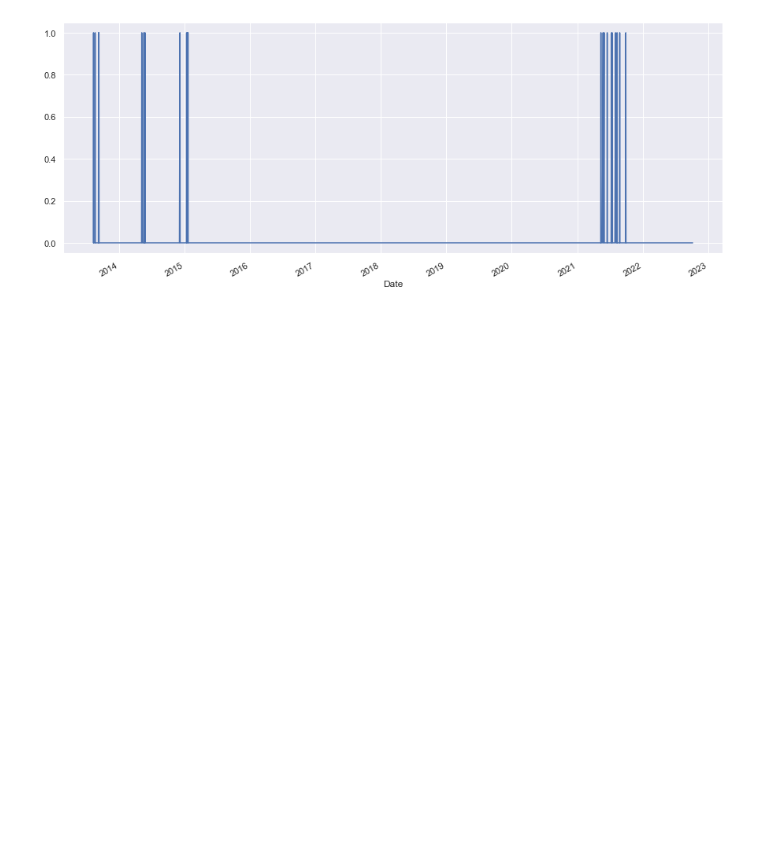
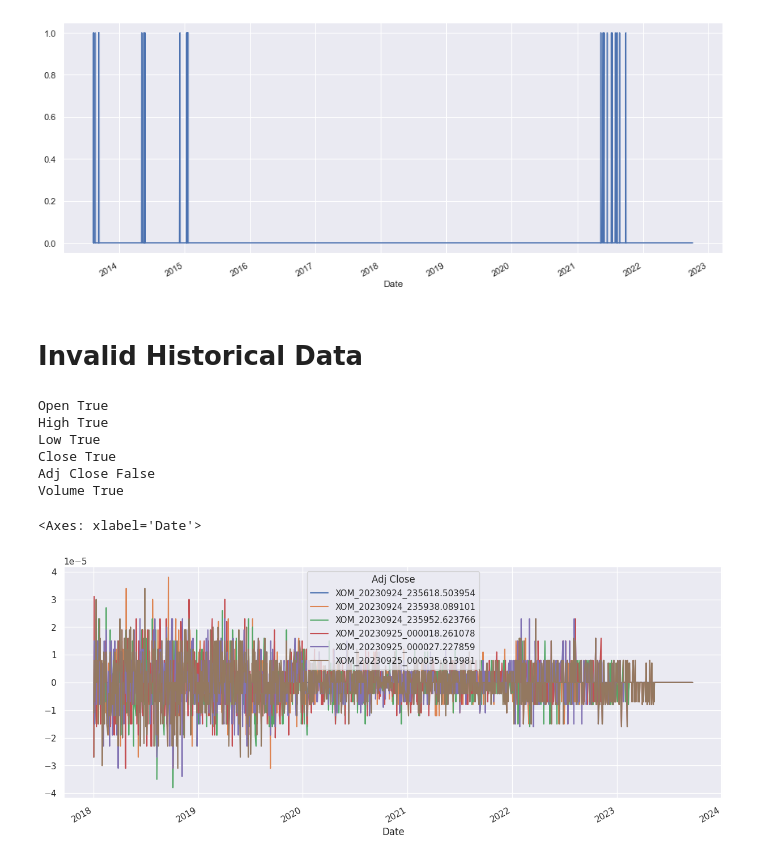
Before and after one commit to mathieugouin/tradesim, a Jupyter notebook: tradesim_notebook.ipynb, the cells around one changed output. Cells and saved outputs as stored; diff of their text form; code cells hidden in the pictures; blank space fills up the shorter version.

Commit message:
error plot

```diff
--- a/tradesim_notebook.ipynb
+++ b/tradesim_notebook.ipynb
@@ -710,3 +710,27 @@ pd.Series(x * 1, index=x1.index).plot()
 # %% [output]
 <AxesSubplot:xlabel='Date'>
 [figure]
+# %% [markdown]
+# Invalid Historical Data
+# %%
+db = sdm.StockDBMgr('./stock_db/test_xom', adjust_price=False)
+# %%
+for col in db.get_symbol_data(db.get_all_symbols()[0]):
+    df = db.get_all_symbol_single_data_item(col)
+    print(col, df.apply(lambda c: c.eq(c.iloc[0]).all(), axis=1).all())
+# %% [output]
+Open True
+High True
+Low True
+Close True
+Adj Close False
+Volume True
+# %%
+df = db.get_all_symbol_single_data_item('Adj Close')
+# %%
+err = df.apply(lambda r: (r - r.iloc[0]), axis=1)
+# %%
+err.plot()
+# %% [output]
+<Axes: xlabel='Date'>
+[figure, added]
```
Also changed, not shown: parts of 1 cell of this notebook.
